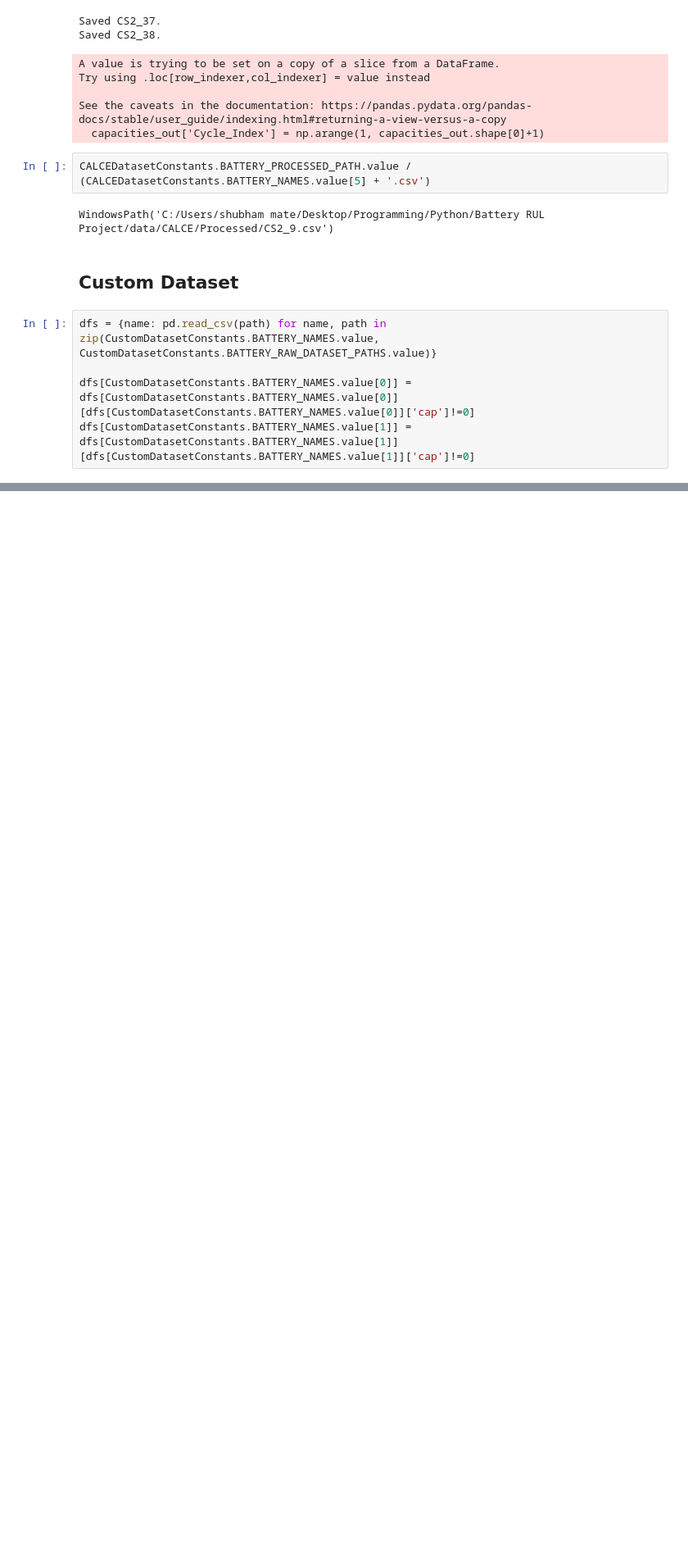
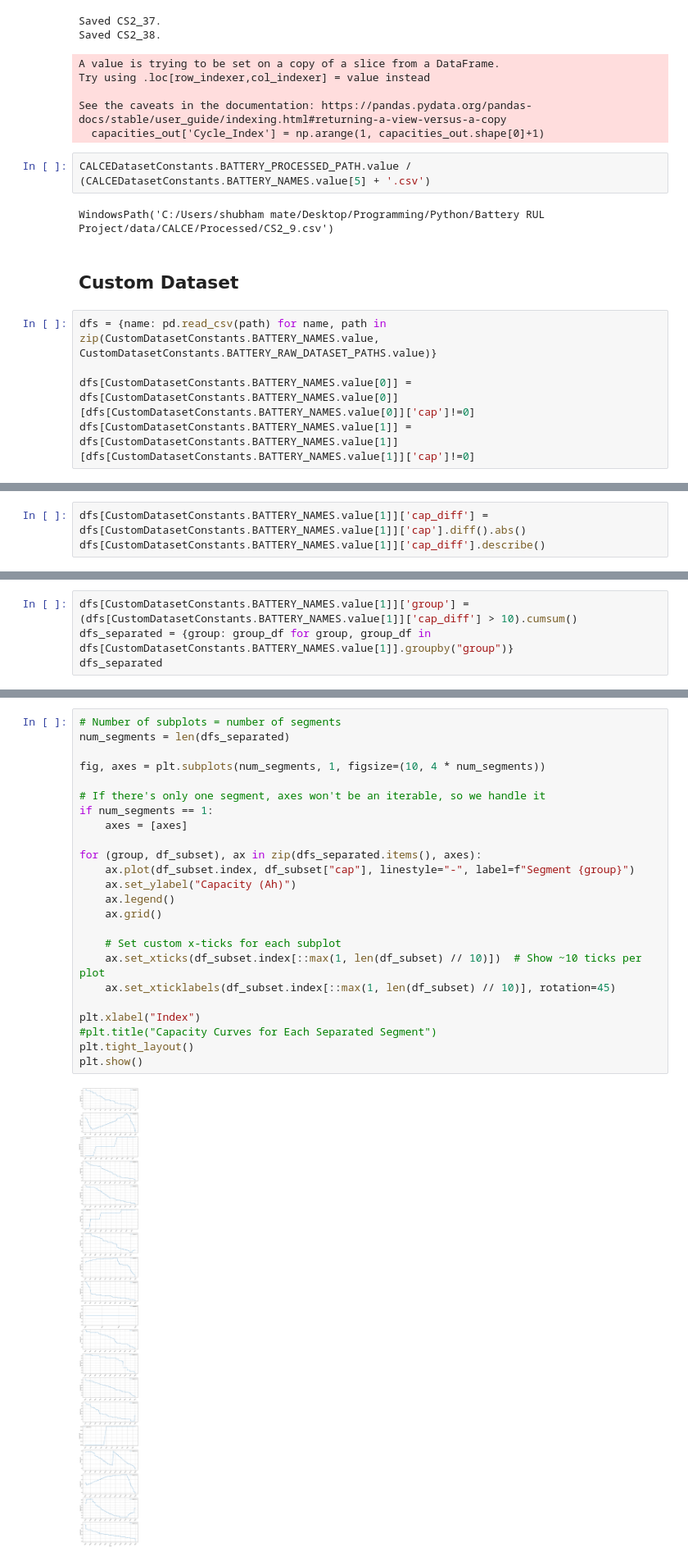
Before and after one commit to Shubham-Mate/Battery-RUL-Prediction, a Jupyter notebook: Data Preprocessing.ipynb, the cells around one changed output, grey strips where cells are left out. Shown: that part at 82% size. Saved outputs shown, nothing was run; the diff lists cells and outputs as text; blank space fills up the shorter version.

```diff
--- a/Data Preprocessing.ipynb
+++ b/Data Preprocessing.ipynb
@@ -202,0 +216,3 @@ plt.show()
+# %%
+dfs[CustomDatasetConstants.BATTERY_NAMES.value[1]]['cap_diff'] = dfs[CustomDatasetConstants.BATTERY_NAMES.value[1]]['cap'].diff().abs()
+dfs[CustomDatasetConstants.BATTERY_NAMES.value[1]]['cap_diff'].describe()
@@ -202,0 +229,4 @@ plt.show()
+# %%
+dfs[CustomDatasetConstants.BATTERY_NAMES.value[1]]['group'] = (dfs[CustomDatasetConstants.BATTERY_NAMES.value[1]]['cap_diff'] > 10).cumsum()
+dfs_separated = {group: group_df for group, group_df in dfs[CustomDatasetConstants.BATTERY_NAMES.value[1]].groupby("group")}
+dfs_separated
@@ -202,0 +267,26 @@ plt.show()
+# %%
+# Number of subplots = number of segments
+num_segments = len(dfs_separated)
+
+fig, axes = plt.subplots(num_segments, 1, figsize=(10, 4 * num_segments))
+
+# If there's only one segment, axes won't be an iterable, so we handle it
+if num_segments == 1:
+    axes = [axes]
+
+for (group, df_subset), ax in zip(dfs_separated.items(), axes):
+    ax.plot(df_subset.index, df_subset["cap"], linestyle="-", label=f"Segment {group}")
+    ax.set_ylabel("Capacity (Ah)")
+    ax.legend()
+    ax.grid()
+
+    # Set custom x-ticks for each subplot
+    ax.set_xticks(df_subset.index[::max(1, len(df_subset) // 10)])  # Show ~10 ticks per plot
+    ax.set_xticklabels(df_subset.index[::max(1, len(df_subset) // 10)], rotation=45)
+
+plt.xlabel("Index")
+#plt.title("Capacity Curves for Each Separated Segment")
+plt.tight_layout()
+plt.show()
+# %% [output]
+[figure, added]
```
Also changed, not shown: parts of 8 cells of this notebook.
